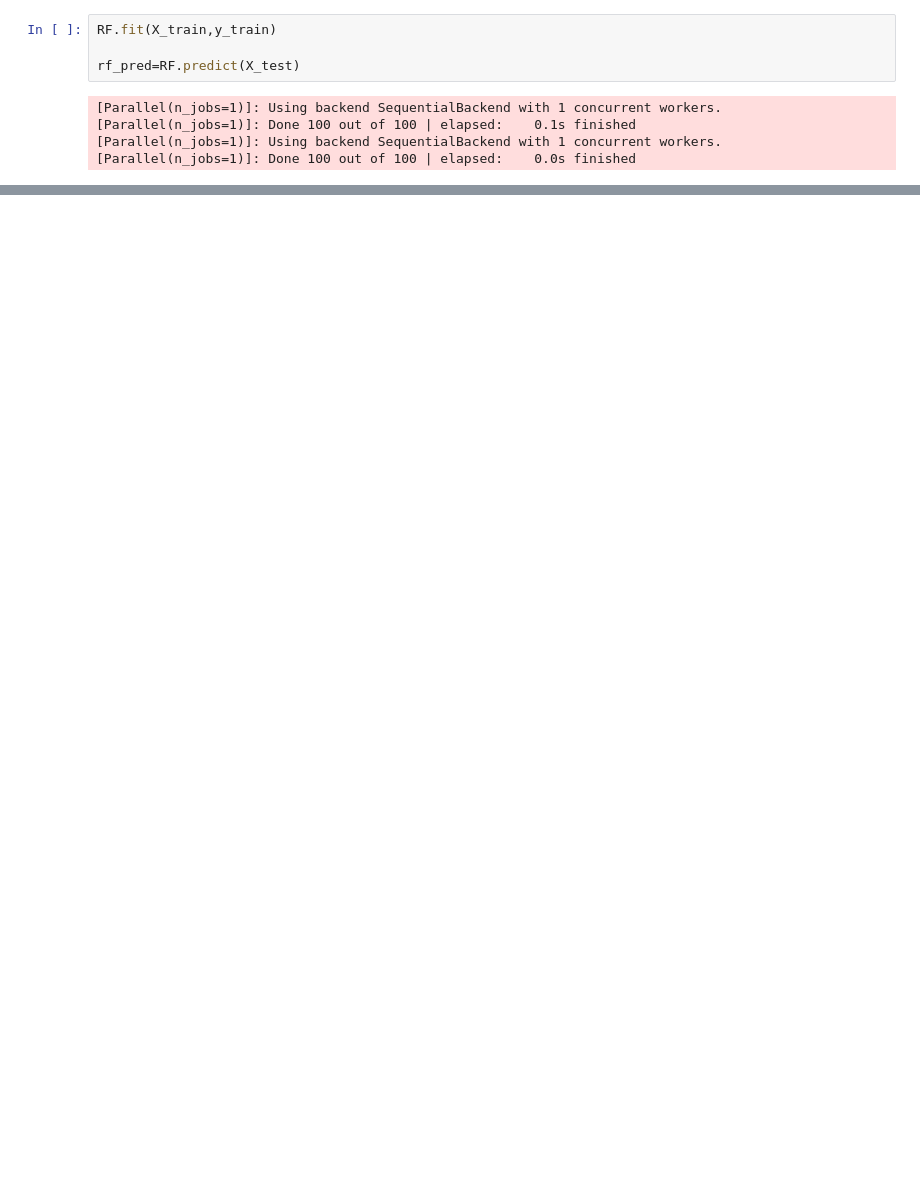
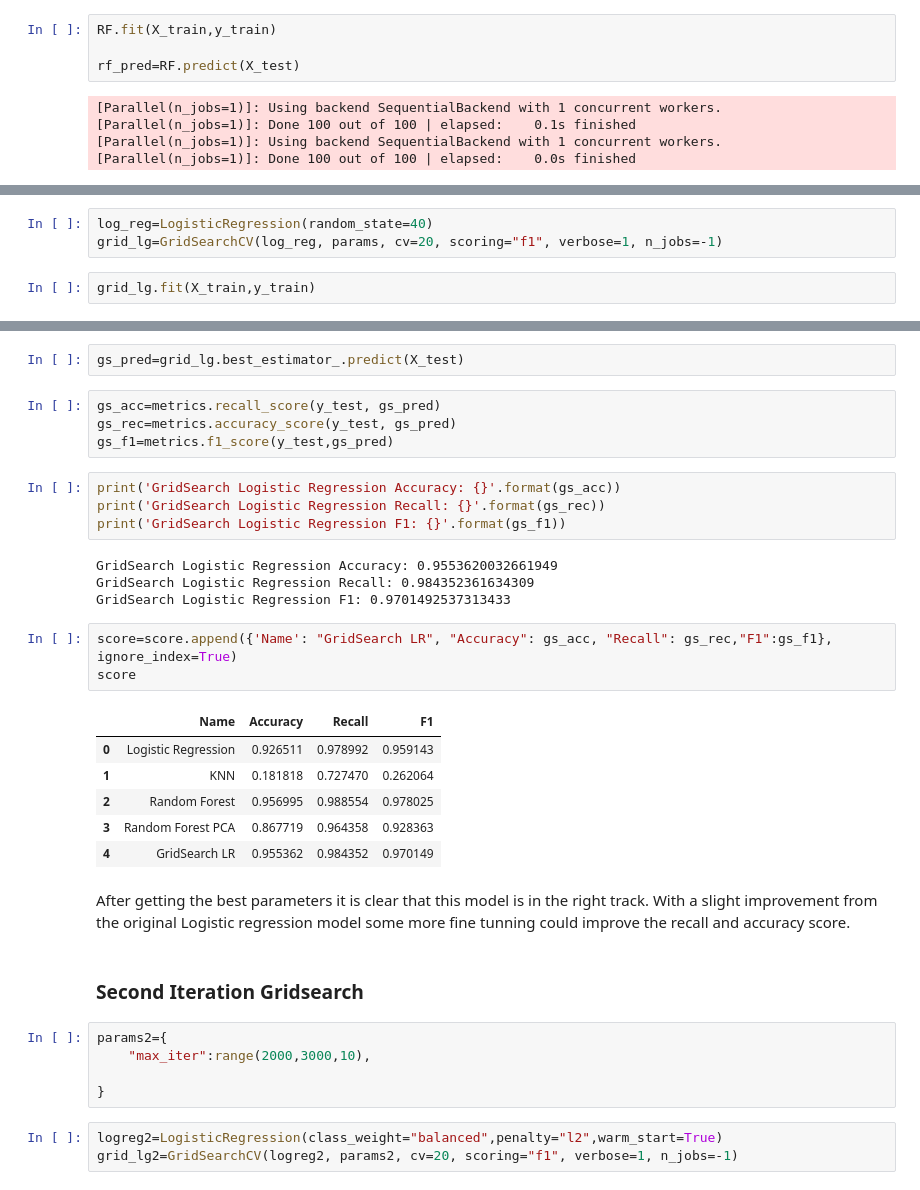
Before and after one commit to carlosiruiz/Customer_Churn_Prediction, a Jupyter notebook: Modeling.ipynb, the cells around one changed output, grey strips where cells are left out. Drawn from its saved outputs; the diff is of its cells as text; blank space fills up the shorter version.

```diff
--- a/Modeling.ipynb
+++ b/Modeling.ipynb
@@ -90,0 +190,5 @@ Logistic Regression F1: 0.8508909034073148
+# %%
+log_reg=LogisticRegression(random_state=40)
+grid_lg=GridSearchCV(log_reg, params, cv=20, scoring="f1", verbose=1, n_jobs=-1)
+# %%
+grid_lg.fit(X_train,y_train)
@@ -90,0 +231,36 @@ Logistic Regression F1: 0.8508909034073148
+# %%
+gs_pred=grid_lg.best_estimator_.predict(X_test)
+# %%
+gs_acc=metrics.recall_score(y_test, gs_pred)
+gs_rec=metrics.accuracy_score(y_test, gs_pred)
+gs_f1=metrics.f1_score(y_test,gs_pred)
+# %%
+print('GridSearch Logistic Regression Accuracy: {}'.format(gs_acc))
+print('GridSearch Logistic Regression Recall: {}'.format(gs_rec))
+print('GridSearch Logistic Regression F1: {}'.format(gs_f1))
+# %% [output]
+GridSearch Logistic Regression Accuracy: 0.9553620032661949
+GridSearch Logistic Regression Recall: 0.984352361634309
+GridSearch Logistic Regression F1: 0.9701492537313433
+# %%
+score=score.append({'Name': "GridSearch LR", "Accuracy": gs_acc, "Recall": gs_rec,"F1":gs_f1}, ignore_index=True)
+score
+# %% [output]
+|  | Name | Accuracy | Recall | F1 |
+| 0 | Logistic Regression | 0.926511 | 0.978992 | 0.959143 |
+| 1 | KNN | 0.181818 | 0.727470 | 0.262064 |
+| 2 | Random Forest | 0.956995 | 0.988554 | 0.978025 |
+| 3 | Random Forest PCA | 0.867719 | 0.964358 | 0.928363 |
+| 4 | GridSearch LR | 0.955362 | 0.984352 | 0.970149 |
+# %% [markdown]
+After getting the best parameters it is clear that this model is in the right track. With a slight improvement from the original Logistic regression model some more fine tunning could improve the recall and accuracy score.
+# %% [markdown]
+### Second Iteration Gridsearch
+# %%
+params2={
+    "max_iter":range(2000,3000,10),
+
+}
+# %%
+logreg2=LogisticRegression(class_weight="balanced",penalty="l2",warm_start=True)
+grid_lg2=GridSearchCV(logreg2, params2, cv=20, scoring="f1", verbose=1, n_jobs=-1)
```
Also changed, not shown: parts of 48 cells of this notebook, 9 other files.
